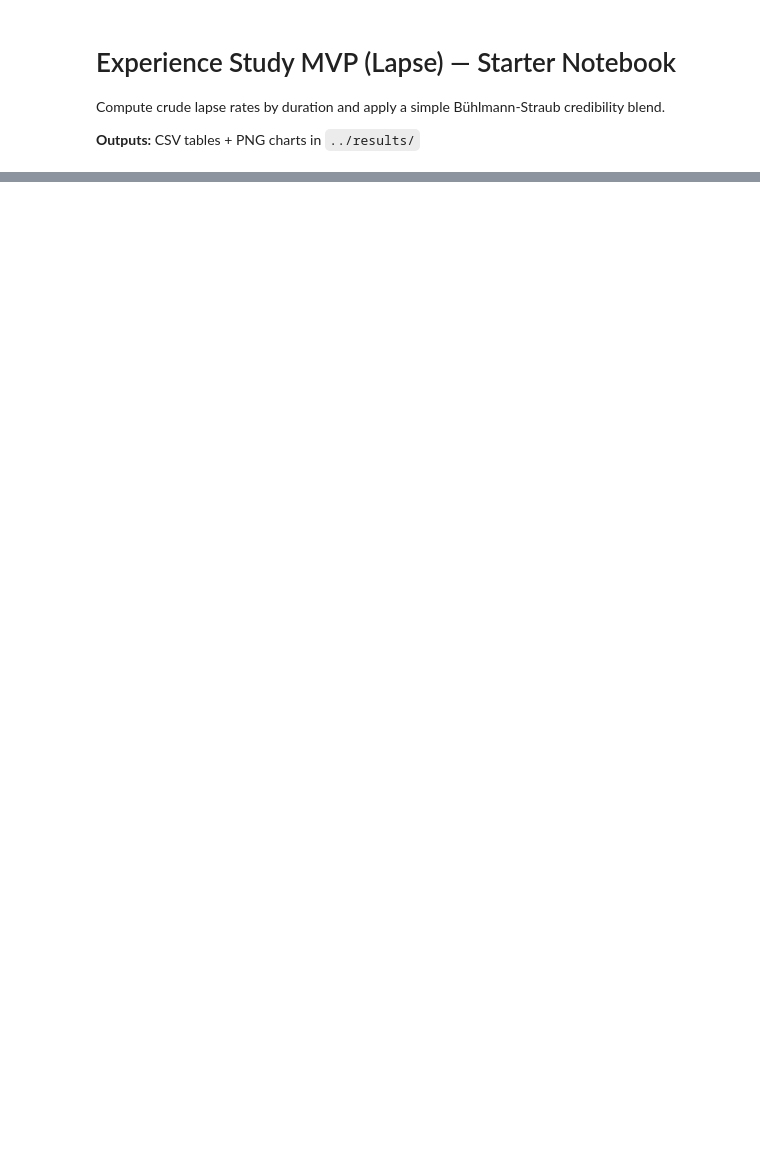
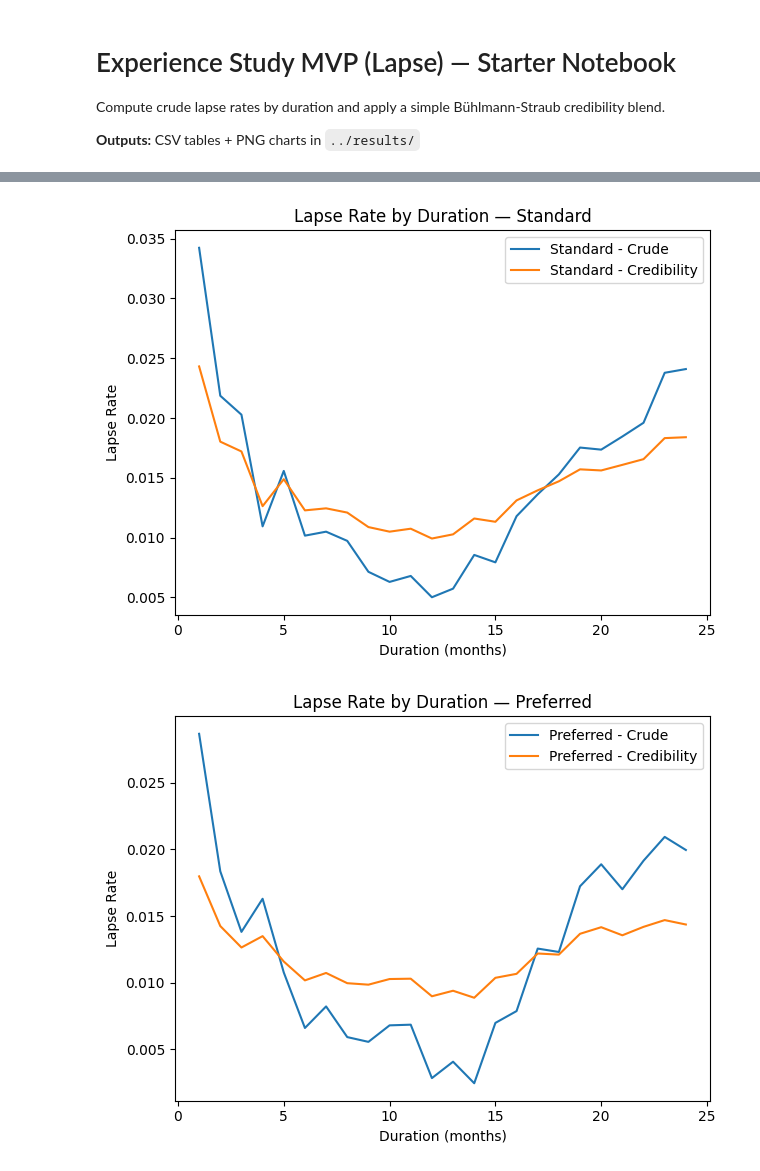
Before and after one commit to ewetseklc/Act-Sci-Project---Experience-Study-MVP, a Jupyter notebook: notebooks/experience_study_mvp.ipynb, the cells around one changed output, grey strips where cells are left out. Saved outputs shown, nothing was run; the diff lists cells and outputs as text; code cells hidden in the pictures; blank space fills up the shorter version.

```diff
--- a/notebooks/experience_study_mvp.ipynb
+++ b/notebooks/experience_study_mvp.ipynb
@@ -48,26 +71,29 @@ plt.show()
 # %%
 
 dim = panel.groupby(["duration_month", "risk_class"]).agg(
     exposure=("exposure", "sum"),
     lapses=("termination_lapse", "sum")
 ).reset_index()
 dim["crude_lapse_rate"] = dim["lapses"] / dim["exposure"]
 overall_by_rc = dim.groupby("risk_class").apply(lambda df: df["lapses"].sum() / df["exposure"].sum()).to_dict()
-k = 50.0
+k = 5000.0
 dim["Z"] = dim["exposure"] / (dim["exposure"] + k)
 dim["overall_rc"] = dim["risk_class"].map(overall_by_rc)
 dim["cred_lapse_rate"] = dim["Z"] * dim["crude_lapse_rate"] + (1 - dim["Z"]) * dim["overall_rc"]
 dim.to_csv(RESULTS_DIR / "lapse_rates_by_duration_risk.csv", index=False)
 
 for rc in ["Standard", "Preferred"]:
     sub = dim[dim["risk_class"] == rc].sort_values("duration_month")
     plt.figure()
     plt.plot(sub["duration_month"], sub["crude_lapse_rate"], label=f"{rc} - Crude")
     plt.plot(sub["duration_month"], sub["cred_lapse_rate"], label=f"{rc} - Credibility")
     plt.title(f"Lapse Rate by Duration — {rc}")
     plt.xlabel("Duration (months)")
     plt.ylabel("Lapse Rate")
     plt.legend()
     plt.tight_layout()
     plt.savefig(RESULTS_DIR / f"lapse_curve_{rc.lower()}.png", dpi=150)
     plt.show()
+# %% [output]
+[figure, added]
+[figure, added]
```
Also changed, not shown: parts of 3 cells of this notebook, 5 other files.
